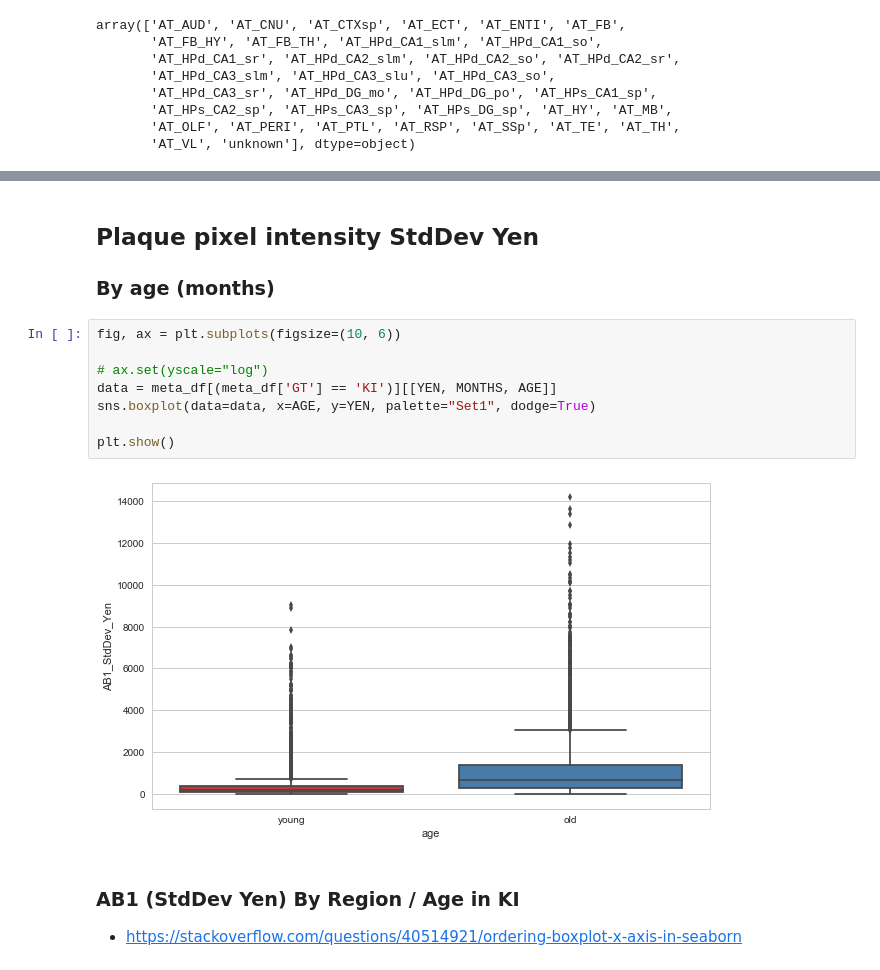
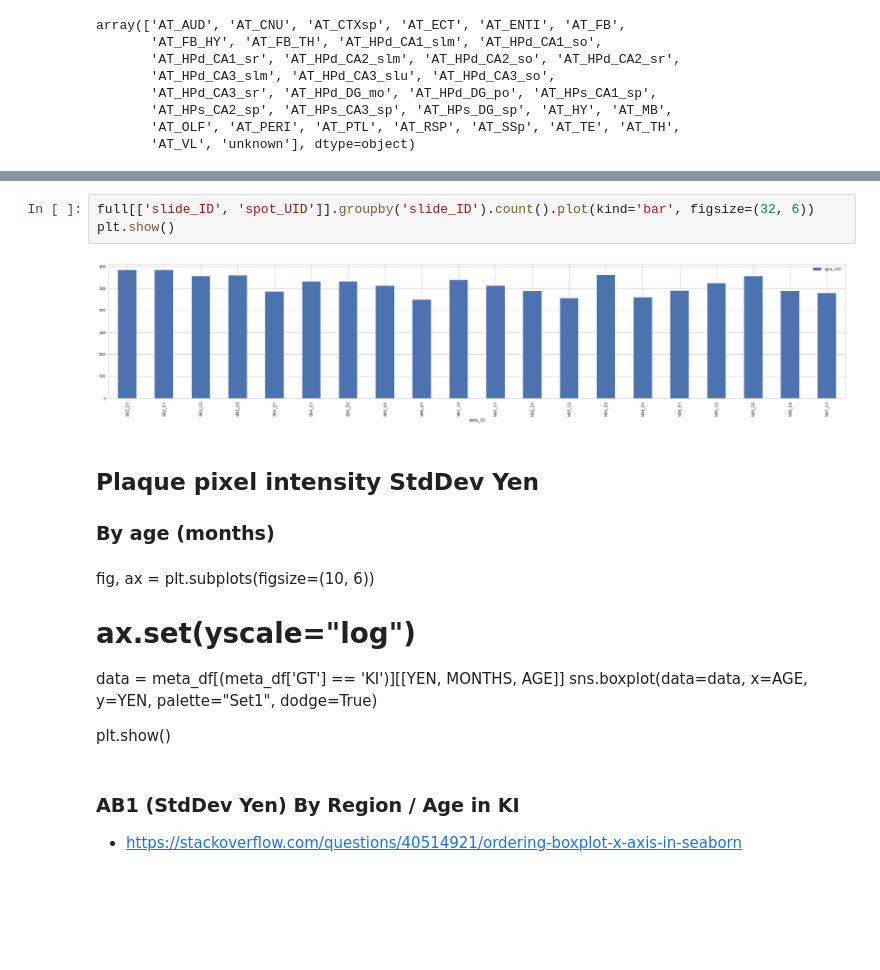
Before and after one commit to tmoerman/alois, a Jupyter notebook: notebooks/02_distribution_plots.ipynb, the cells around one changed output, grey strips where cells are left out. Cells and saved outputs as stored; diff of their text form; blank space fills up the shorter version.

```diff
--- a/notebooks/02_distribution_plots.ipynb
+++ b/notebooks/02_distribution_plots.ipynb
@@ -169,17 +187,20 @@ plt.show()
+# %%
+full[['slide_ID', 'spot_UID']].groupby('slide_ID').count().plot(kind='bar', figsize=(32, 6))
+plt.show()
+# %% [output]
+[figure, added]
 # %% [markdown]
 ## **Plaque pixel intensity StdDev Yen**
 
 ### **By age (months)**
-# %%
-fig, ax = plt.subplots(figsize=(10, 6))
-
-# ax.set(yscale="log")
-data = meta_df[(meta_df['GT'] == 'KI')][[YEN, MONTHS, AGE]]
-sns.boxplot(data=data, x=AGE, y=YEN, palette="Set1", dodge=True)
-
-plt.show()
-# %% [output]
-[figure, removed]
+# %% [markdown]
+fig, ax = plt.subplots(figsize=(10, 6))
+
+# ax.set(yscale="log")
+data = meta_df[(meta_df['GT'] == 'KI')][[YEN, MONTHS, AGE]]
+sns.boxplot(data=data, x=AGE, y=YEN, palette="Set1", dodge=True)
+
+plt.show()
 # %% [markdown]
 ### **AB1 (StdDev Yen) By Region / Age in KI**
 
```
Also changed, not shown: parts of 21 cells of this notebook, 4 other files.
